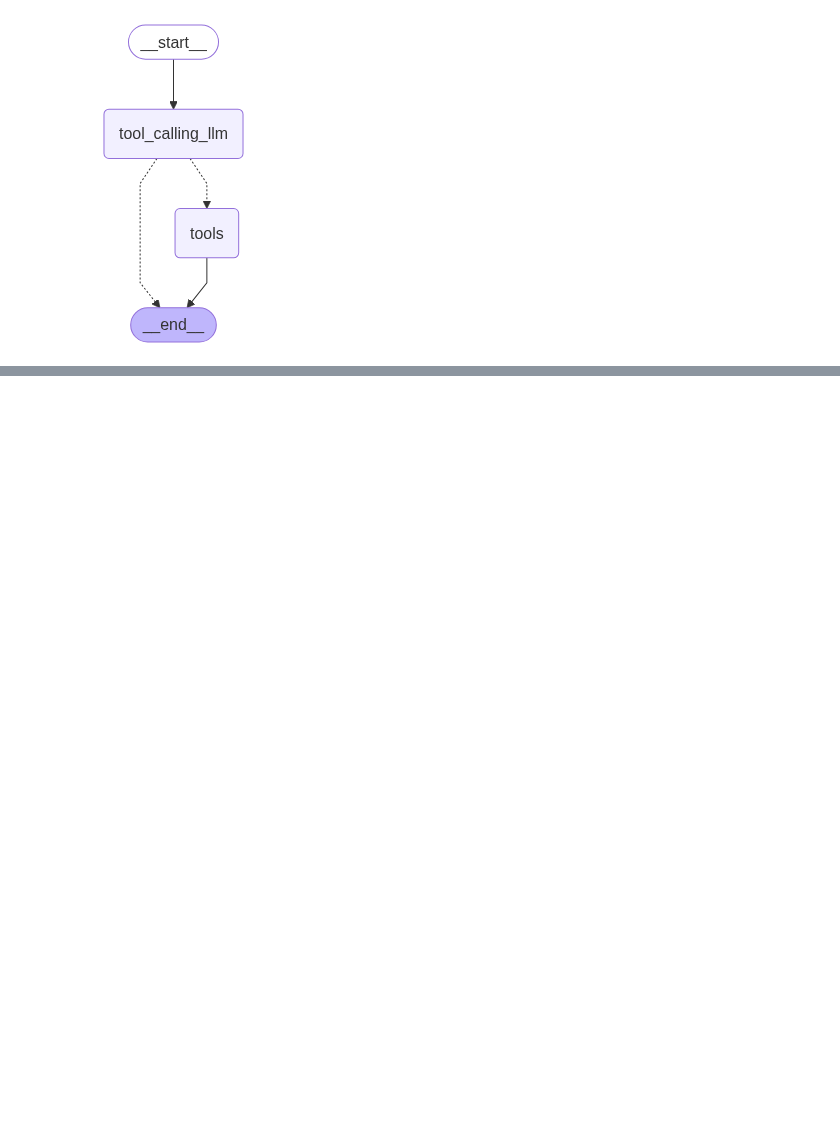
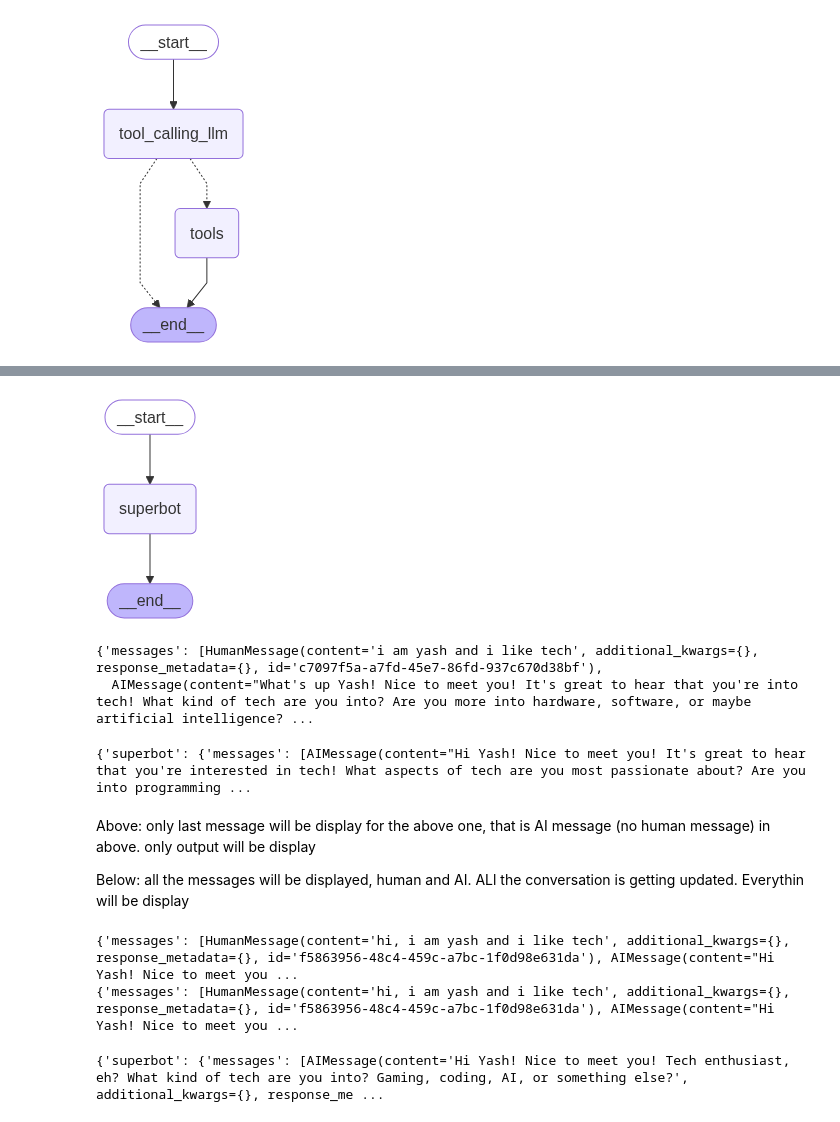
Before and after one commit to yash-meshram/Agentic-LangGraph, a Jupyter notebook: 1-BasicChatbot/1-basicChatbot.ipynb, the cells around one changed output, grey strips where cells are left out. Saved outputs shown, nothing was run; the diff lists cells and outputs as text; code cells hidden in the pictures; blank space fills up the shorter version.

```diff
--- a/1-BasicChatbot/1-basicChatbot.ipynb
+++ b/1-BasicChatbot/1-basicChatbot.ipynb
@@ -348,0 +552,59 @@ Name: multiply
+# %%
+# memory
+memory = MemorySaver()
+
+# node
+def superbot(state: State):
+    return {'messages': [llm.invoke(state['messages'])]}
+
+# building graph
+builder = StateGraph(State)
+
+# adding node
+builder.add_node("superbot", superbot)
+
+# adding edge
+builder.add_edge(START, "superbot")
+builder.add_edge("superbot", END)
+
+# compile
+graph = builder.compile(checkpointer = memory)
+
+# display
+graph
+# %% [output]
+[figure, added]
+# %%
+# creating thread
+config = {'configurable': {'thread_id': '1'}}
+
+graph.invoke({'messages': 'i am yash and i like tech'}, config=config)
+# %% [output]
+{'messages': [HumanMessage(content='i am yash and i like tech', additional_kwargs={}, response_metadata={}, id='c7097f5a-a7fd-45e7-86fd-937c670d38bf'),
+  AIMessage(content="What's up Yash! Nice to meet you! It's great to hear that you're into tech! What kind of tech are you into? Are you more into hardware, software, or maybe artificial intelligence? ...
+# %%
+# creating thread
+config = {'configurable': {'thread_id': '2'}}
+
+for chunk in graph.stream({'messages': 'hi, i am yash and i like tech'}, config=config, stream_mode = "updates"):
+    print(chunk)
+# %% [output]
+{'superbot': {'messages': [AIMessage(content="Hi Yash! Nice to meet you! It's great to hear that you're interested in tech! What aspects of tech are you most passionate about? Are you into programming ...
+# %% [markdown]
+Above: only last message will be display for the above one, that is AI message (no human message) in above. only output will be display
+
+Below: all the messages will be displayed, human and AI. ALl the conversation is getting updated. Everythin will be display
+# %%
+for chunk in graph.stream({'messages': 'hi, i am yash and i like tech'}, config=config, stream_mode = "values"):
+    print(chunk)
+# %% [output]
+{'messages': [HumanMessage(content='hi, i am yash and i like tech', additional_kwargs={}, response_metadata={}, id='f5863956-48c4-459c-a7bc-1f0d98e631da'), AIMessage(content="Hi Yash! Nice to meet you ...
+{'messages': [HumanMessage(content='hi, i am yash and i like tech', additional_kwargs={}, response_metadata={}, id='f5863956-48c4-459c-a7bc-1f0d98e631da'), AIMessage(content="Hi Yash! Nice to meet you ...
+# %%
+# creating thread
+config = {'configurable': {'thread_id': '3'}}
+
+for chunk in graph.stream({'messages': 'hi, i am yash and i like tech'}, config=config, stream_mode = "updates"):
+    print(chunk)
+# %% [output]
+{'superbot': {'messages': [AIMessage(content='Hi Yash! Nice to meet you! Tech enthusiast, eh? What kind of tech are you into? Gaming, coding, AI, or something else?', additional_kwargs={}, response_me ...
```
Also changed, not shown: parts of 35 cells of this notebook, 1 other file.
